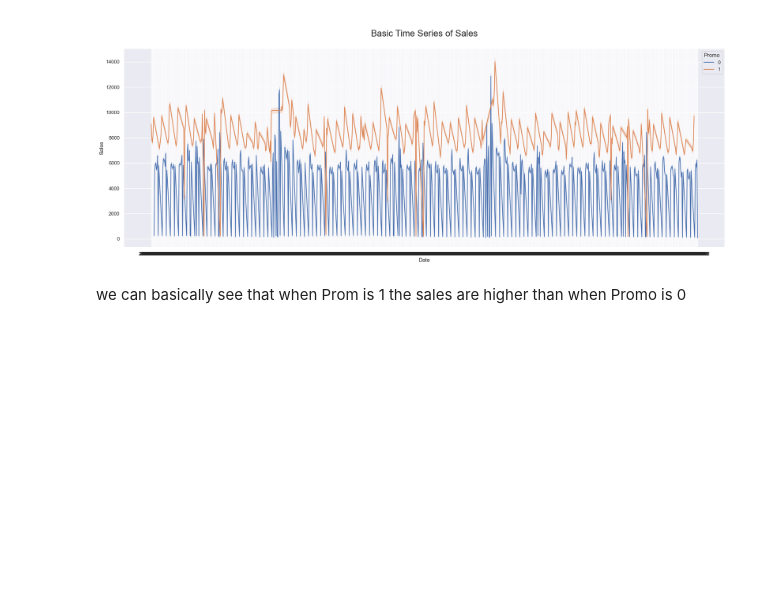
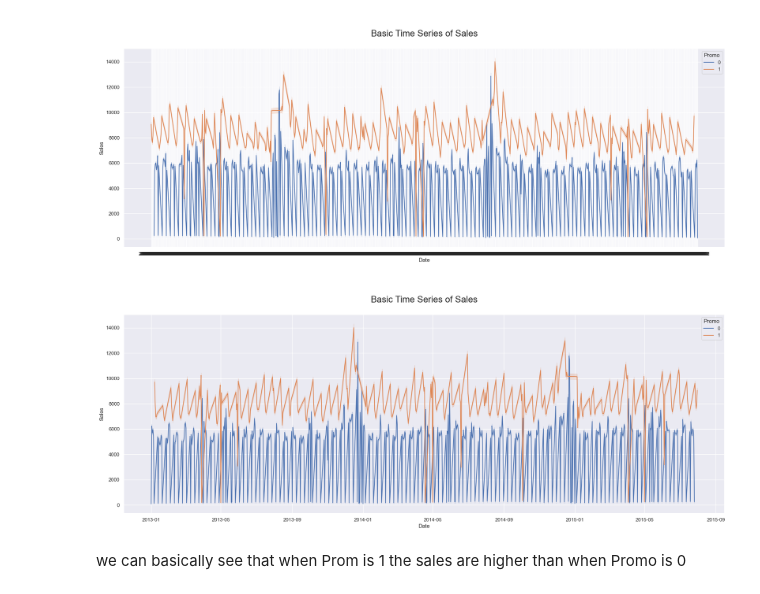
Before and after one commit to niyotham/sales-forecasting, a Jupyter notebook: notebooks/eda_train.ipynb, the cells around one changed output. Cells and saved outputs as stored; diff of their text form; code cells hidden in the pictures; blank space fills up the shorter version.

```diff
--- a/notebooks/eda_train.ipynb
+++ b/notebooks/eda_train.ipynb
@@ -436,6 +436,12 @@ ax=sns.lineplot(data=df_train,x='Date',y='Sales',hue='Promo')
 ax.axes.set_title("\nBasic Time Series of Sales\n",fontsize=20);
 # %% [output]
 [figure]
+# %%
+sns.set(rc={'figure.figsize':(24,8)})
+ax=sns.lineplot(data=df,x='Date',y='Sales',hue='Promo')
+ax.axes.set_title("\nBasic Time Series of Sales\n",fontsize=20);
+# %% [output]
+[figure, added]
 # %% [markdown]
 we can basically see that when Prom is 1 the sales are higher than when Promo is 0
 # %%
```
Also changed, not shown: parts of 2 cells of this notebook, 1 other file.
